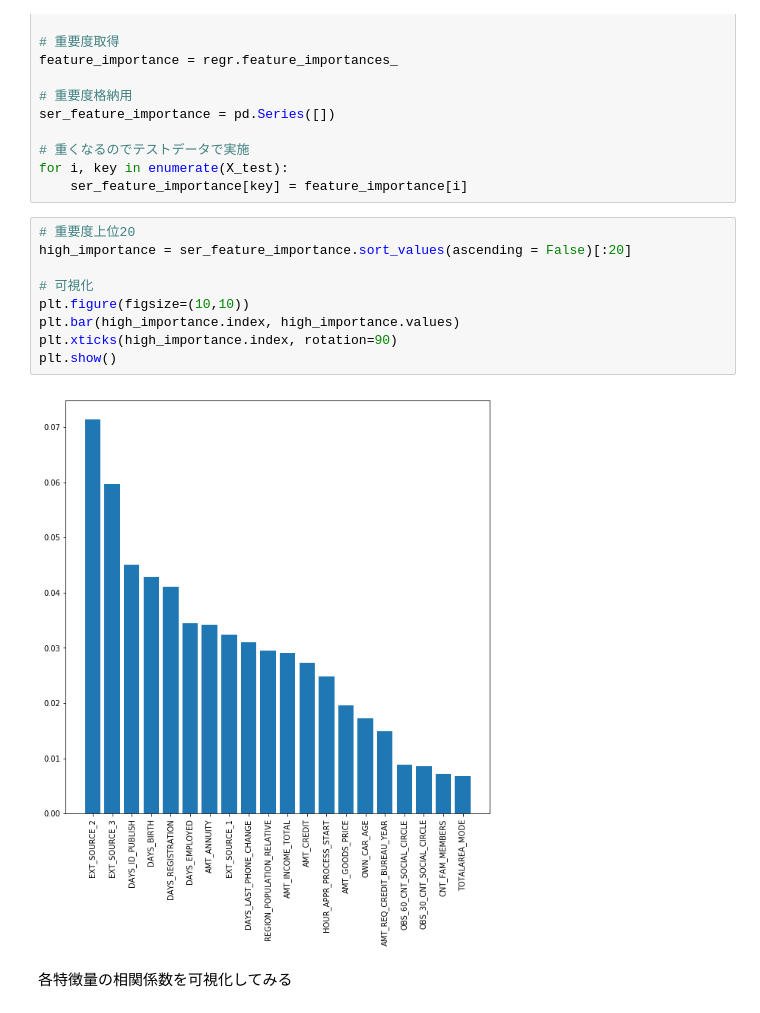
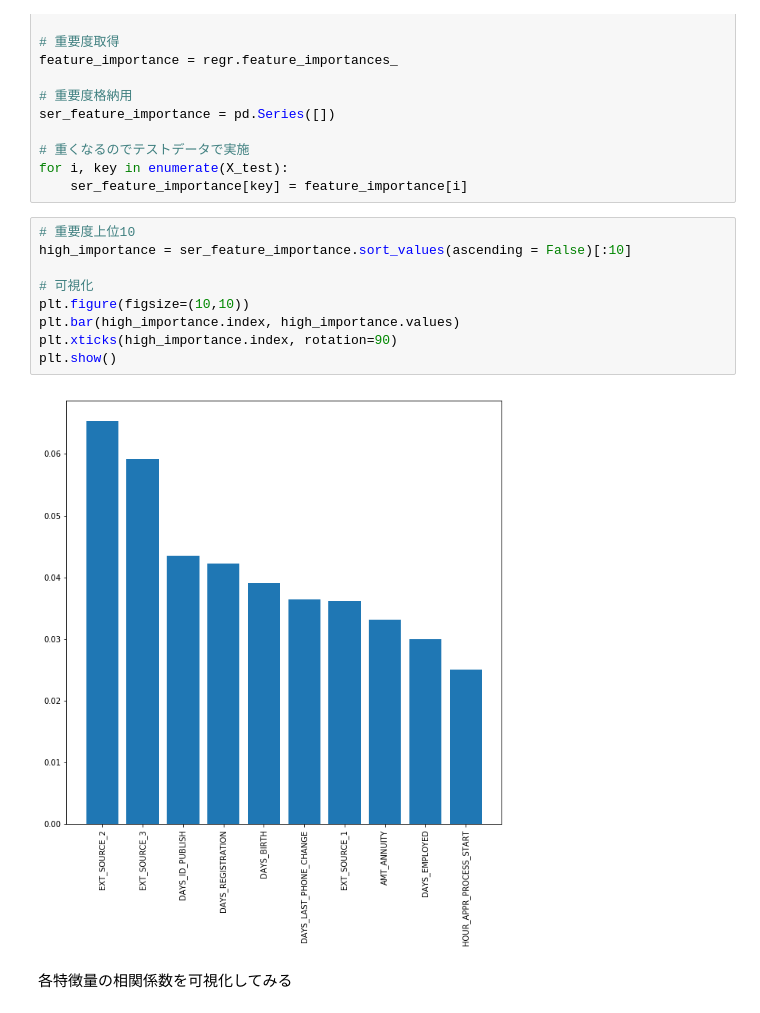
Before and after one commit to tai-fujio/diveintocode-ml, a Jupyter notebook: week3/week3-session.ipynb, the cells around one changed output. Cells and saved outputs as stored; diff of their text form.

```diff
--- a/week3/week3-session.ipynb
+++ b/week3/week3-session.ipynb
@@ -254,16 +254,16 @@ ser_feature_importance = pd.Series([])
 for i, key in enumerate(X_test):
     ser_feature_importance[key] = feature_importance[i]
 # %%
-# 重要度上位20
-high_importance = ser_feature_importance.sort_values(ascending = False)[:20]
+# 重要度上位10
+high_importance = ser_feature_importance.sort_values(ascending = False)[:10]
 
 # 可視化
 plt.figure(figsize=(10,10))
 plt.bar(high_importance.index, high_importance.values)
 plt.xticks(high_importance.index, rotation=90)
 plt.show()
 # %% [output]
-[figure, old version]
+[figure, new version]
 # %% [markdown]
 各特徴量の相関係数を可視化してみる
 # %%
```
Also changed, not shown: parts of 7 cells of this notebook.
